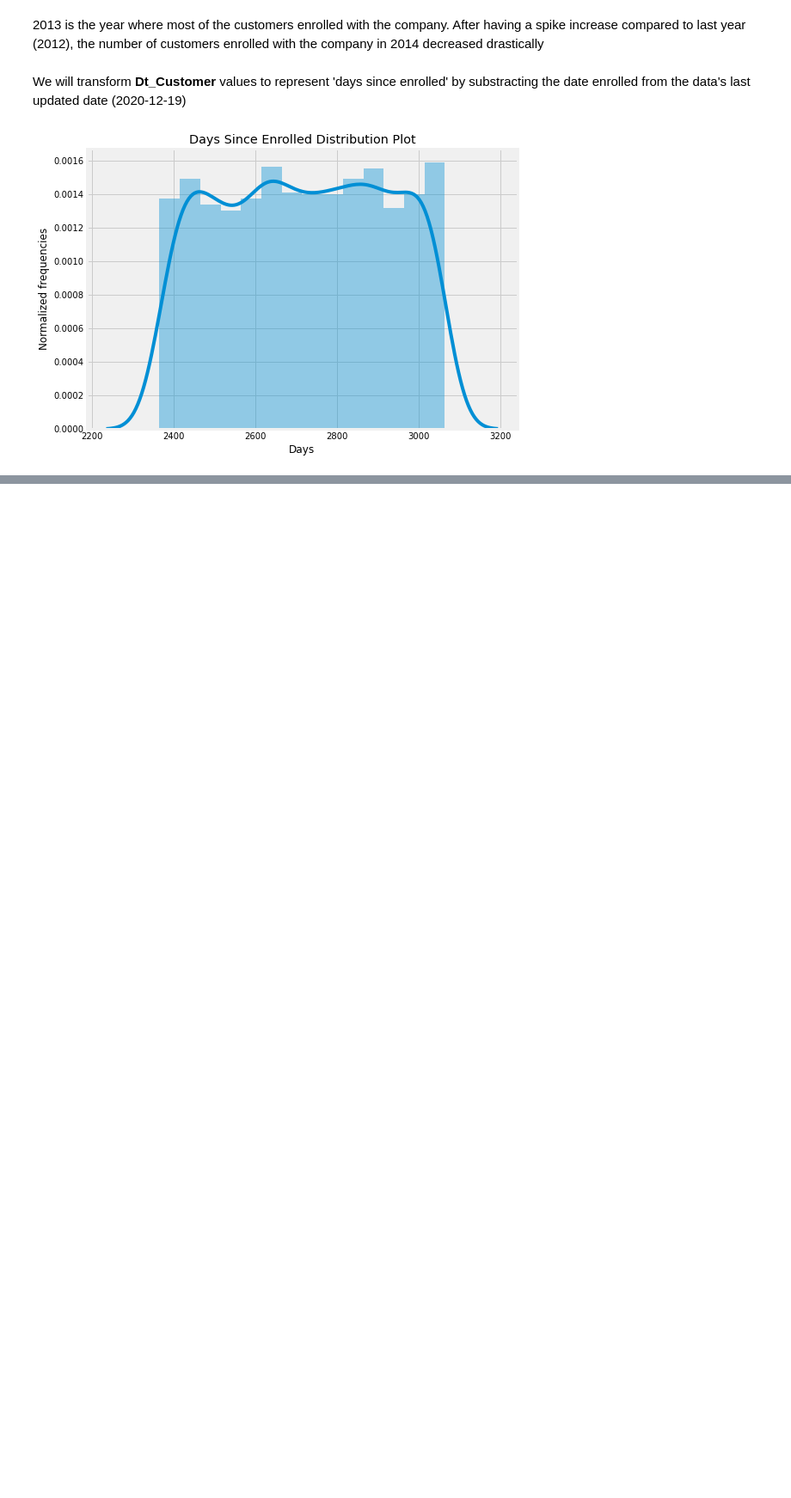
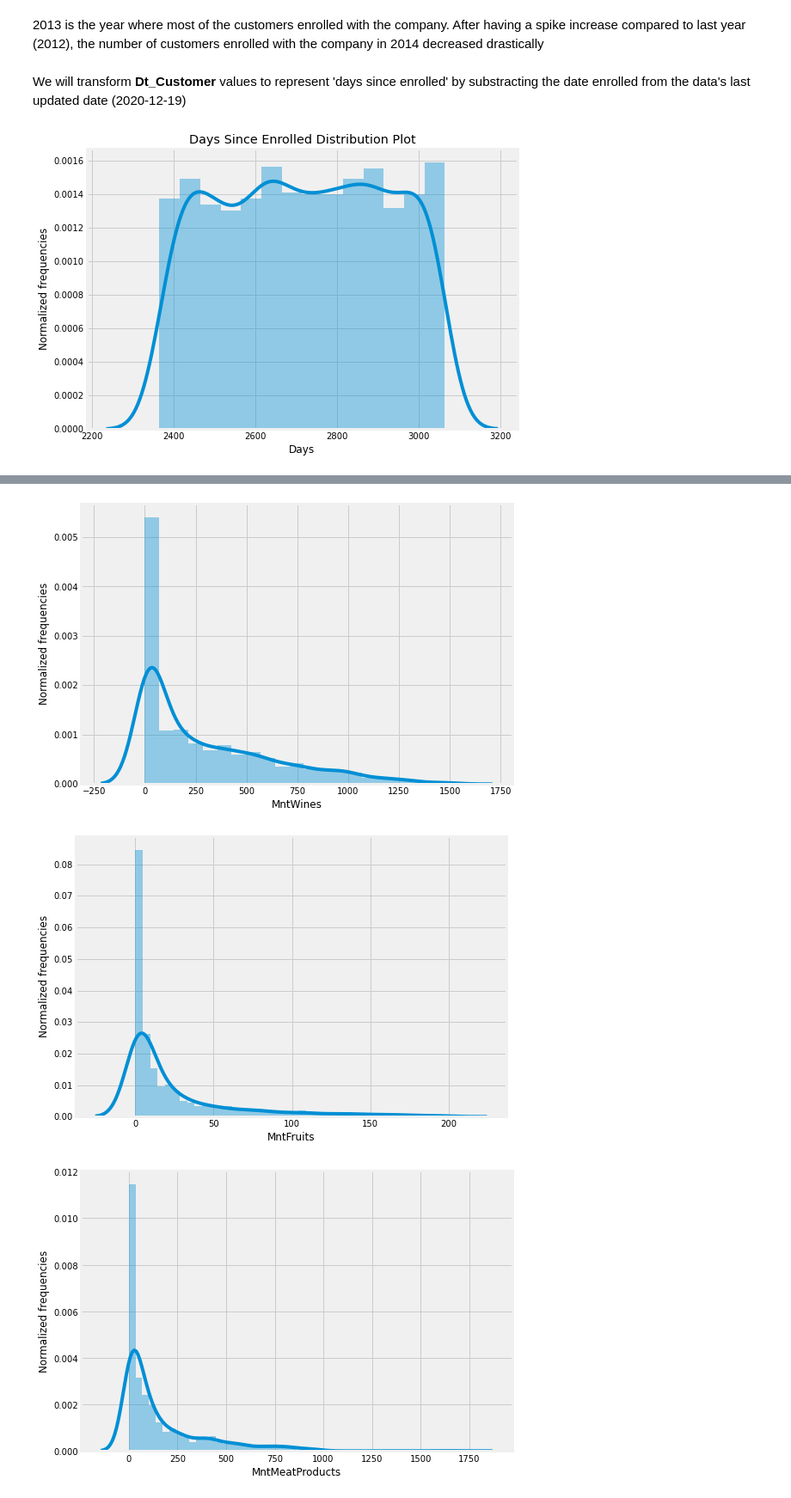
Before and after one commit to enoo24/marketing-analysis, a Jupyter notebook: notebooks/1.0-hry-exploratory-data-analysis.ipynb, the cells around one changed output, grey strips where cells are left out. Shown: that part at 86% size. Cells and saved outputs as stored; diff of their text form; code cells hidden in the pictures; blank space fills up the shorter version.

```diff
--- a/notebooks/1.0-hry-exploratory-data-analysis.ipynb
+++ b/notebooks/1.0-hry-exploratory-data-analysis.ipynb
@@ -308,0 +371,2 @@ plt.show()
+# %%
+data['Country'].replace({'AUS': 'AU', 'GER': 'DE', 'IND': 'IN'}, inplace=True)
@@ -308,0 +375,7 @@ plt.show()
+# %%
+# Inspecting amount spent on categories and number of touchpoints
+purchases_cols = ['MntWines', 'MntFruits', 'MntMeatProducts',
+                  'MntFishProducts', 'MntSweetProducts','MntGoldProds',
+                  'NumDealsPurchases', 'NumWebPurchases', 'NumCatalogPurchases',
+                  'NumStorePurchases', 'NumWebVisitsMonth']
+data[purchases_cols].describe()
@@ -308,0 +392,10 @@ plt.show()
+# %%
+for i in range(len(purchases_cols)):
+    fig = plt.subplots(figsize=(8, 6))
+    sns.distplot(data[purchases_cols[i]])
+    plt.ylabel('Normalized frequencies')
+    plt.show()
+# %% [output]
+[figure, added]
+[figure, added]
+[figure, added]
```
Also changed, not shown: parts of 20 cells of this notebook, 1 other file.
